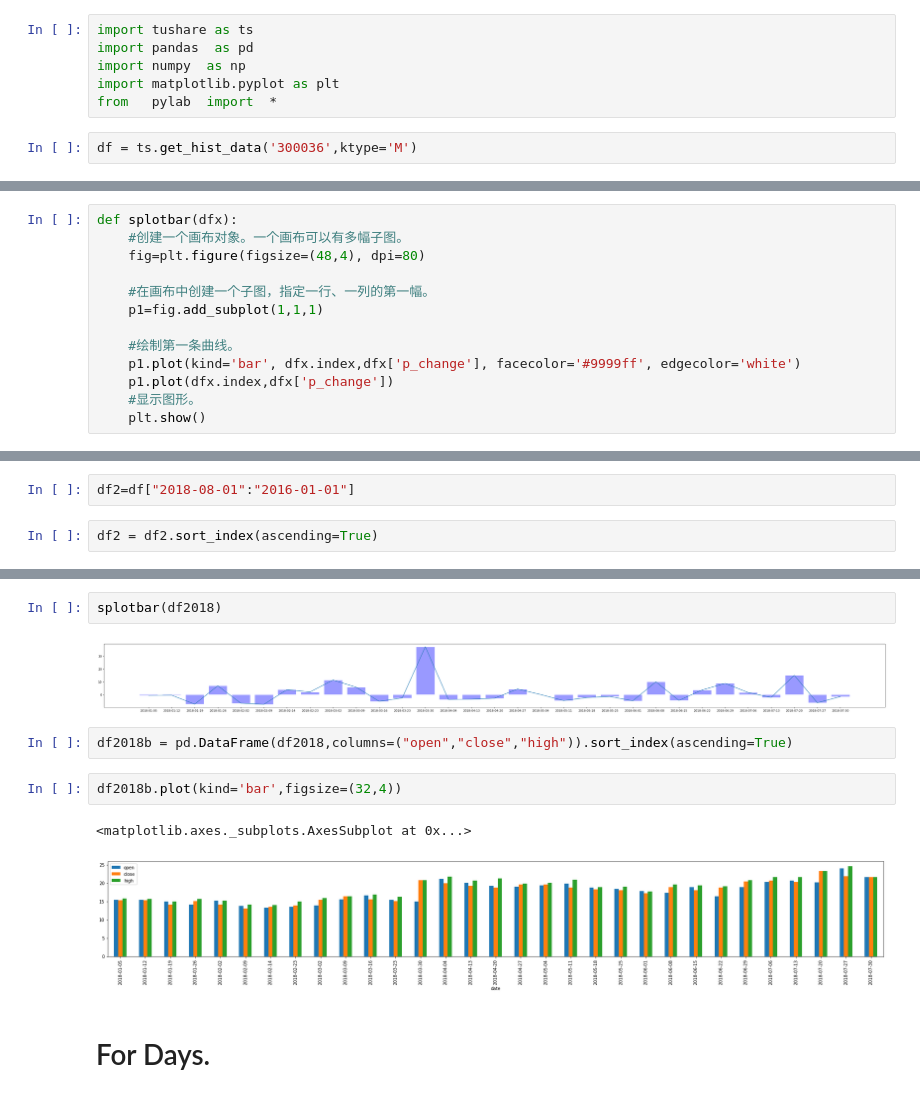
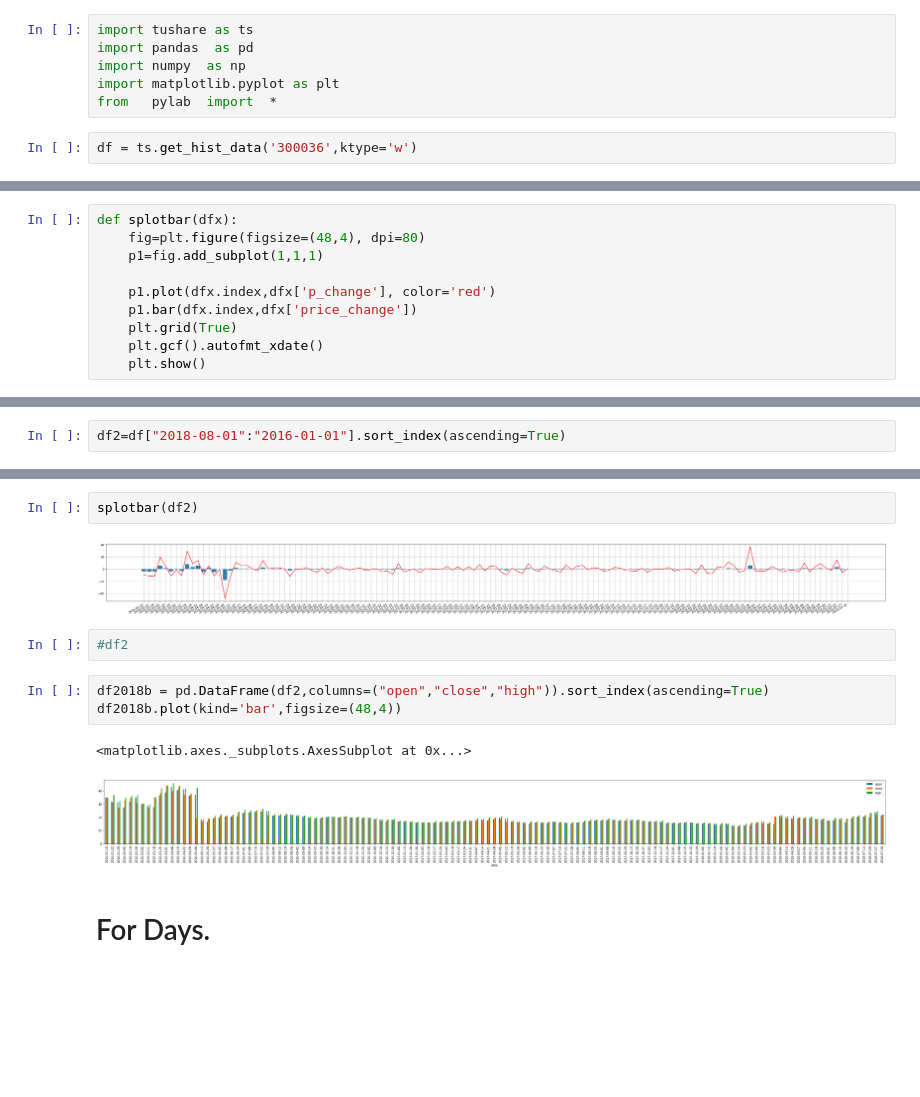
Before and after one commit to databooks/databook, a Jupyter notebook: finabook/S300036/Y2018DAY.ipynb, the cells around one changed output, grey strips where cells are left out. Cells and saved outputs as stored; diff of their text form; blank space fills up the shorter version.

```diff
--- a/finabook/S300036/Y2018DAY.ipynb
+++ b/finabook/S300036/Y2018DAY.ipynb
@@ -5,7 +5,7 @@ import numpy  as np
 import matplotlib.pyplot as plt
 from   pylab  import  *
 # %%
-df = ts.get_hist_data('300036',ktype='M')
+df = ts.get_hist_data('300036',ktype='w')
 # %%
 df
 # %% [output]
@@ -46,14 +42,11 @@ def splot(dfx):
     plt.show()
 # %%
 def splotbar(dfx):
-    #创建一个画布对象。一个画布可以有多幅子图。
     fig=plt.figure(figsize=(48,4), dpi=80)
-
-    #在画布中创建一个子图，指定一行、一列的第一幅。
     p1=fig.add_subplot(1,1,1)
 
-    #绘制第一条曲线。
-    p1.plot(kind='bar', dfx.index,dfx['p_change'], facecolor='#9999ff', edgecolor='white')
-    p1.plot(dfx.index,dfx['p_change'])
-    #显示图形。
+    p1.plot(dfx.index,dfx['p_change'], color='red')
+    p1.bar(dfx.index,dfx['price_change'])
+    plt.grid(True)
+    plt.gcf().autofmt_xdate()
     plt.show()
@@ -62,7 +53,5 @@ SyntaxError: positional argument follows keyword argument (<ipython-input-8-fd09
 # %%
-df2=df["2018-08-01":"2016-01-01"]
+df2=df["2018-08-01":"2016-01-01"].sort_index(ascending=True)
-# %%
-df2 = df2.sort_index(ascending=True)
 # %%
 splot(df2)
 # %% [output]
@@ -98,14 +59,15 @@ splot(df2018)
 # %%
-splotbar(df2018)
+splotbar(df2)
 # %% [output]
-[figure, old version]
+[figure, new version]
+# %%
+#df2
 # %%
-df2018b = pd.DataFrame(df2018,columns=("open","close","high")).sort_index(ascending=True)
+df2018b = pd.DataFrame(df2,columns=("open","close","high")).sort_index(ascending=True)
+df2018b.plot(kind='bar',figsize=(48,4))
+# %% [output]
+<matplotlib.axes._subplots.AxesSubplot at 0x...>
+[figure, added]
-# %%
-df2018b.plot(kind='bar',figsize=(32,4))
-# %% [output]
-<matplotlib.axes._subplots.AxesSubplot at 0x...>
-[figure, removed]
 # %% [markdown]
 # For Days.
 # %%
```
Also changed, not shown: parts of 13 cells of this notebook, 1 other file.
